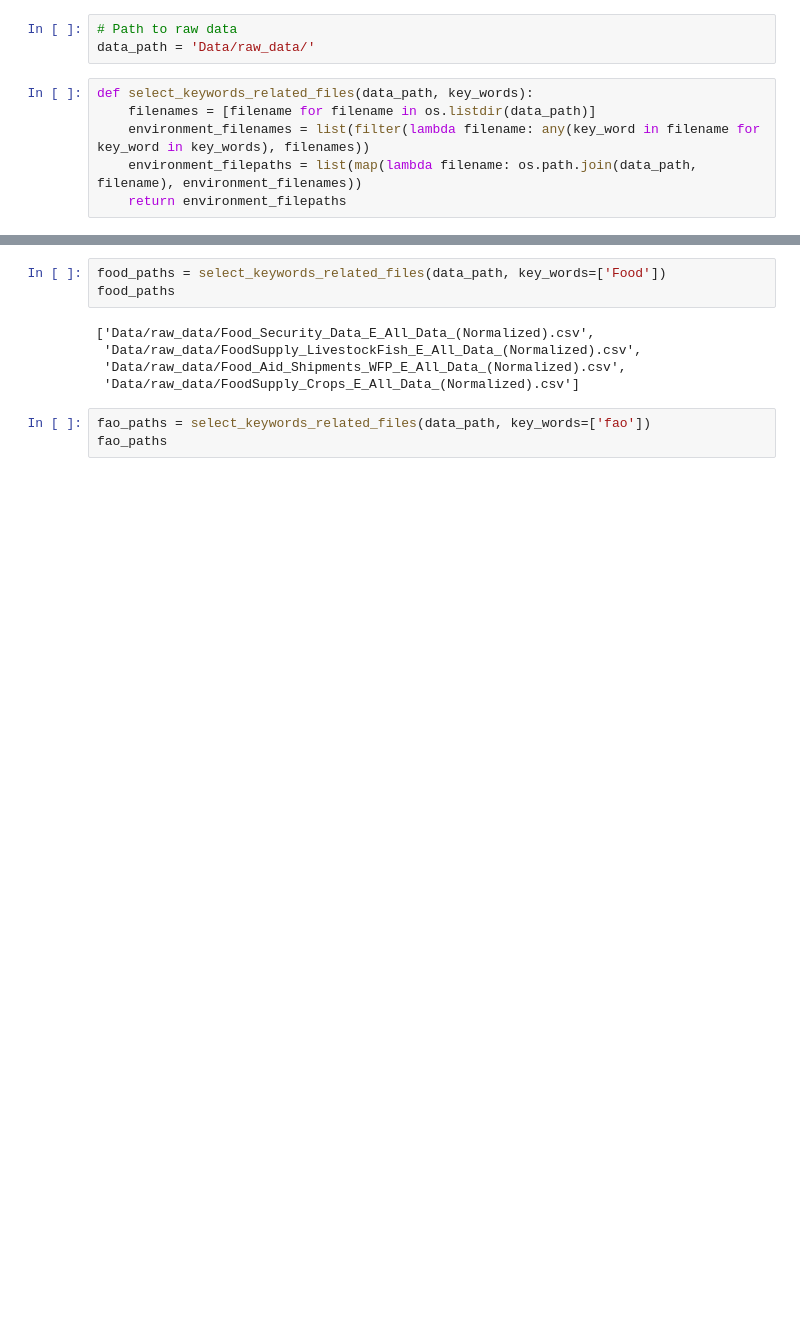
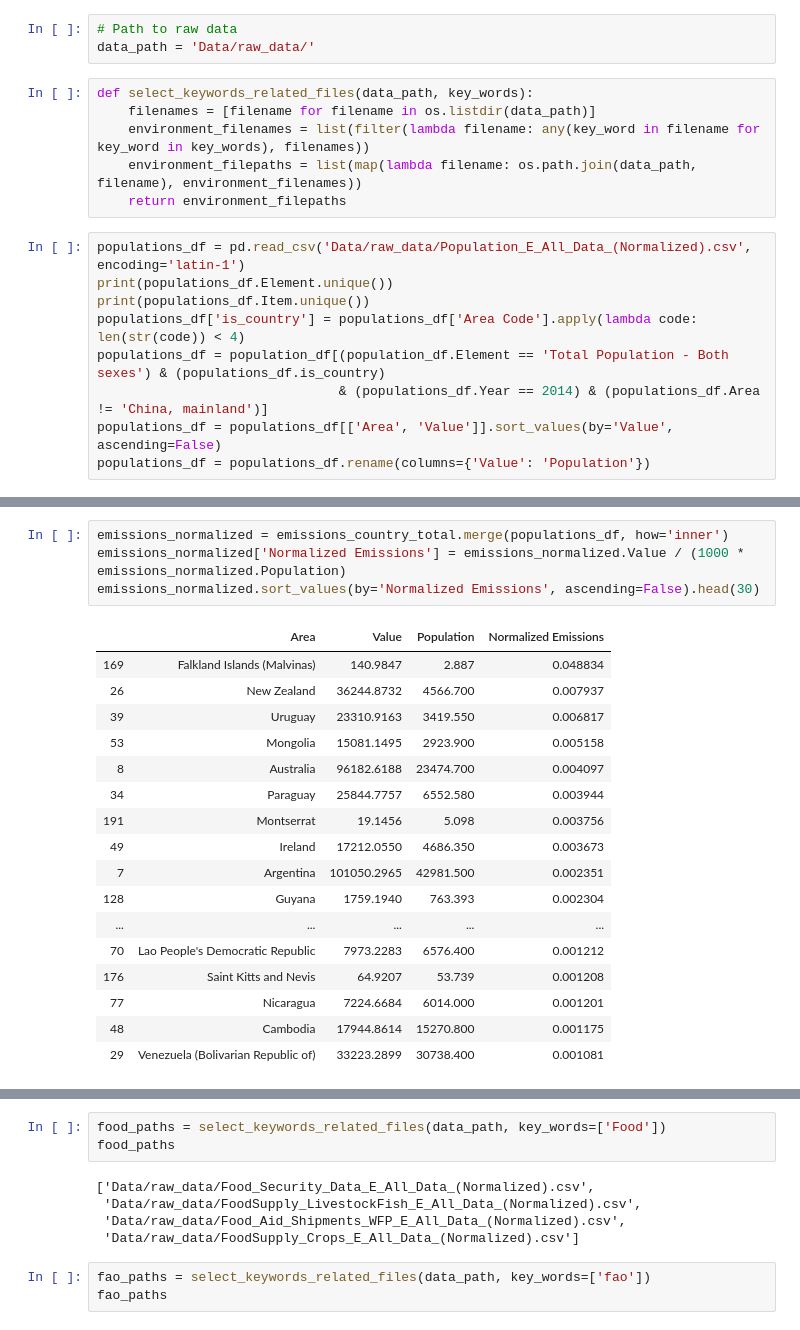
Before and after one commit to tileb1/global-food-statistics, a Jupyter notebook: descriptive_analysis.ipynb, the cells around one changed output, grey strips where cells are left out. Saved outputs shown, nothing was run; the diff lists cells and outputs as text; blank space fills up the shorter version.

```diff
--- a/descriptive_analysis.ipynb
+++ b/descriptive_analysis.ipynb
@@ -11,3 +12,12 @@ def select_keywords_related_files(data_path, key_words):
     environment_filenames = list(filter(lambda filename: any(key_word in filename for key_word in key_words), filenames))
     environment_filepaths = list(map(lambda filename: os.path.join(data_path, filename), environment_filenames))
     return environment_filepaths
+# %%
+populations_df = pd.read_csv('Data/raw_data/Population_E_All_Data_(Normalized).csv', encoding='latin-1')
+print(populations_df.Element.unique())
+print(populations_df.Item.unique())
+populations_df['is_country'] = populations_df['Area Code'].apply(lambda code: len(str(code)) < 4)
+populations_df = population_df[(population_df.Element == 'Total Population - Both sexes') & (populations_df.is_country)
+                               & (populations_df.Year == 2014) & (populations_df.Area != 'China, mainland')]
+populations_df = populations_df[['Area', 'Value']].sort_values(by='Value', ascending=False)
+populations_df = populations_df.rename(columns={'Value': 'Population'})
@@ -16,0 +98,22 @@ environment_paths = select_keywords_related_files(data_path, key_words=['Environ
+# %%
+emissions_normalized = emissions_country_total.merge(populations_df, how='inner')
+emissions_normalized['Normalized Emissions'] = emissions_normalized.Value / (1000 * emissions_normalized.Population)
+emissions_normalized.sort_values(by='Normalized Emissions', ascending=False).head(30)
+# %% [output]
+|  | Area | Value | Population | Normalized Emissions |
+| 169 | Falkland Islands (Malvinas) | 140.9847 | 2.887 | 0.048834 |
+| 26 | New Zealand | 36244.8732 | 4566.700 | 0.007937 |
+| 39 | Uruguay | 23310.9163 | 3419.550 | 0.006817 |
+| 53 | Mongolia | 15081.1495 | 2923.900 | 0.005158 |
+| 8 | Australia | 96182.6188 | 23474.700 | 0.004097 |
+| 34 | Paraguay | 25844.7757 | 6552.580 | 0.003944 |
+| 191 | Montserrat | 19.1456 | 5.098 | 0.003756 |
+| 49 | Ireland | 17212.0550 | 4686.350 | 0.003673 |
+| 7 | Argentina | 101050.2965 | 42981.500 | 0.002351 |
+| 128 | Guyana | 1759.1940 | 763.393 | 0.002304 |
+| ... | ... | ... | ... | ... |
+| 70 | Lao People's Democratic Republic | 7973.2283 | 6576.400 | 0.001212 |
+| 176 | Saint Kitts and Nevis | 64.9207 | 53.739 | 0.001208 |
+| 77 | Nicaragua | 7224.6684 | 6014.000 | 0.001201 |
+| 48 | Cambodia | 17944.8614 | 15270.800 | 0.001175 |
+| 29 | Venezuela (Bolivarian Republic of) | 33223.2899 | 30738.400 | 0.001081 |
```
Also changed, not shown: parts of 15 cells of this notebook.
